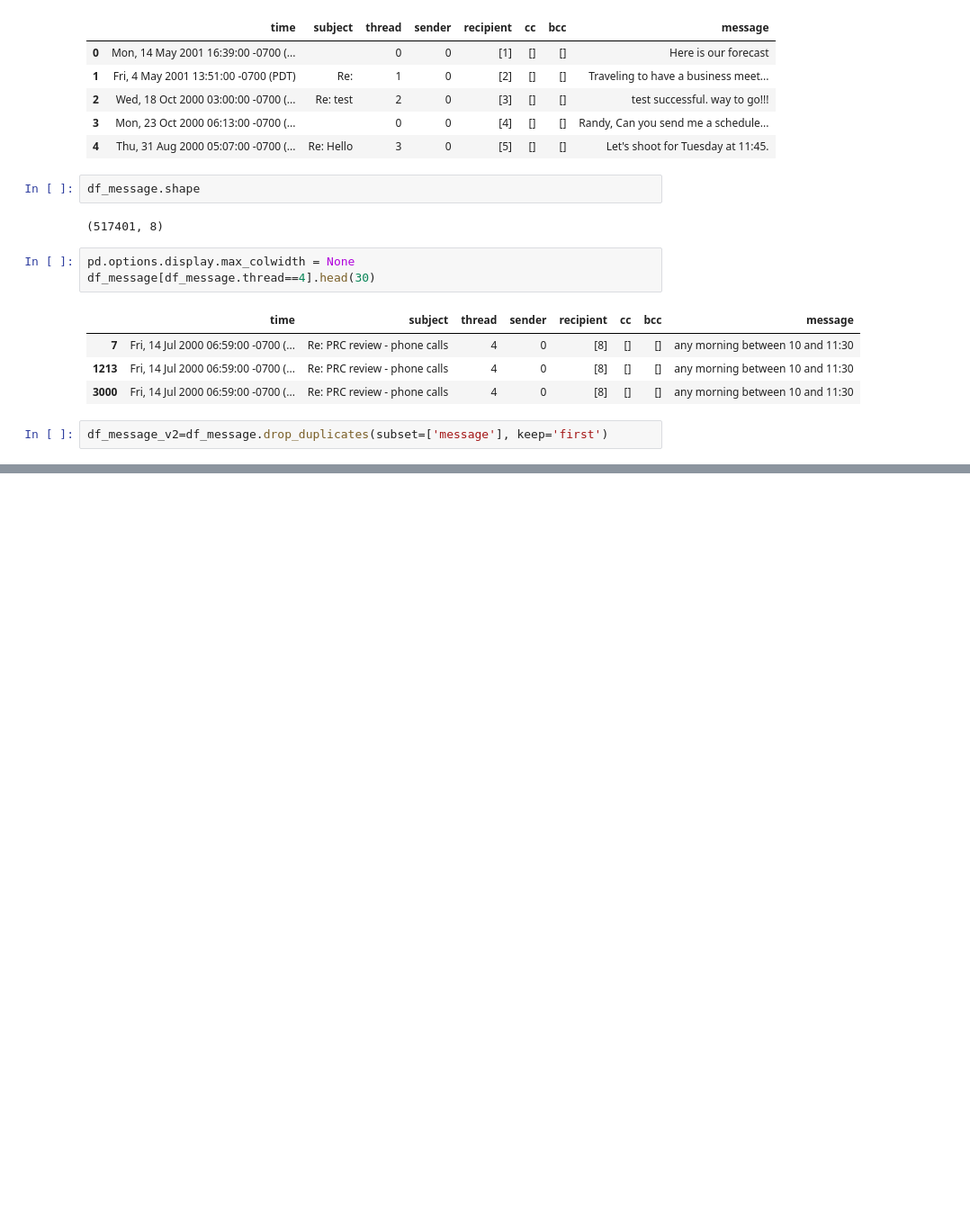
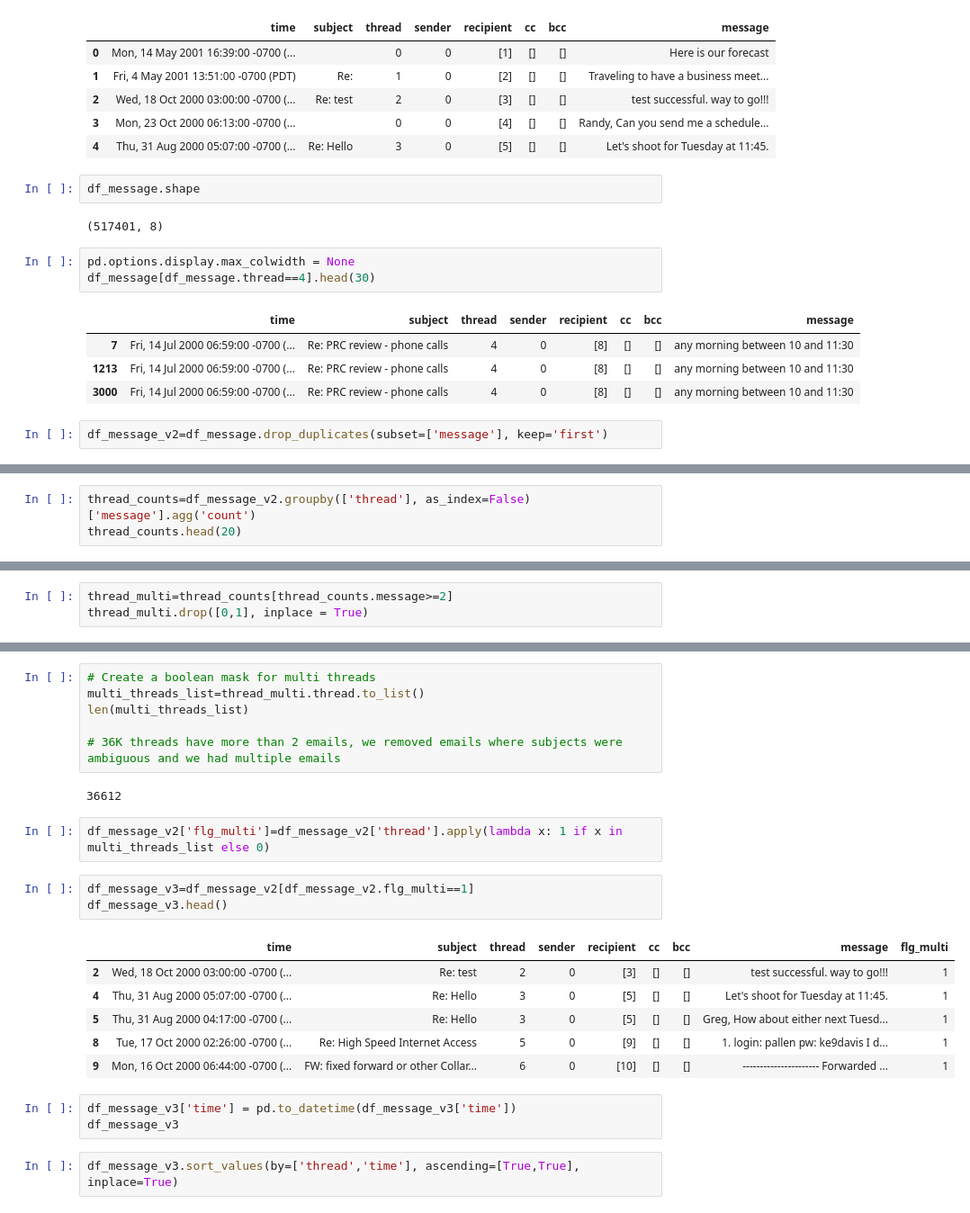
Before and after one commit to smatsubara15/Hedwig, a Jupyter notebook: 02_Data_Ingestion/20230509_Data_Conversation_v2.ipynb, the cells around one changed output, grey strips where cells are left out. Shown at 90% size. Drawn from its saved outputs; the diff is of its cells as text; blank space fills up the shorter version.

```diff
--- a/02_Data_Ingestion/20230509_Data_Conversation_v2.ipynb
+++ b/02_Data_Ingestion/20230509_Data_Conversation_v2.ipynb
@@ -56,0 +76,3 @@ df_message_v2.head(30)
+# %%
+thread_counts=df_message_v2.groupby(['thread'], as_index=False)['message'].agg('count')
+thread_counts.head(20)
@@ -56,0 +97,3 @@ df_message_v2.head(30)
+# %%
+thread_multi=thread_counts[thread_counts.message>=2]
+thread_multi.drop([0,1], inplace = True)
@@ -56,0 +116,25 @@ df_message_v2.head(30)
+# %%
+# Create a boolean mask for multi threads
+multi_threads_list=thread_multi.thread.to_list()
+len(multi_threads_list)
+
+# 36K threads have more than 2 emails, we removed emails where subjects were ambiguous and we had multiple emails
+# %% [output]
+36612
+# %%
+df_message_v2['flg_multi']=df_message_v2['thread'].apply(lambda x: 1 if x in multi_threads_list else 0)
+# %%
+df_message_v3=df_message_v2[df_message_v2.flg_multi==1]
+df_message_v3.head()
+# %% [output]
+|  | time | subject | thread | sender | recipient | cc | bcc | message | flg_multi |
+| 2 | Wed, 18 Oct 2000 03:00:00 -0700 (... | Re: test | 2 | 0 | [3] | [] | [] | test successful. way to go!!! | 1 |
+| 4 | Thu, 31 Aug 2000 05:07:00 -0700 (... | Re: Hello | 3 | 0 | [5] | [] | [] | Let's shoot for Tuesday at 11:45. | 1 |
+| 5 | Thu, 31 Aug 2000 04:17:00 -0700 (... | Re: Hello | 3 | 0 | [5] | [] | [] | Greg, How about either next Tuesd... | 1 |
+| 8 | Tue, 17 Oct 2000 02:26:00 -0700 (... | Re: High Speed Internet Access | 5 | 0 | [9] | [] | [] | 1. login: pallen pw: ke9davis I d... | 1 |
+| 9 | Mon, 16 Oct 2000 06:44:00 -0700 (... | FW: fixed forward or other Collar... | 6 | 0 | [10] | [] | [] | ---------------------- Forwarded ... | 1 |
+# %%
+df_message_v3['time'] = pd.to_datetime(df_message_v3['time'])
+df_message_v3
+# %%
+df_message_v3.sort_values(by=['thread','time'], ascending=[True,True], inplace=True)
```
Also changed, not shown: parts of 10 cells of this notebook, 1 other file.
